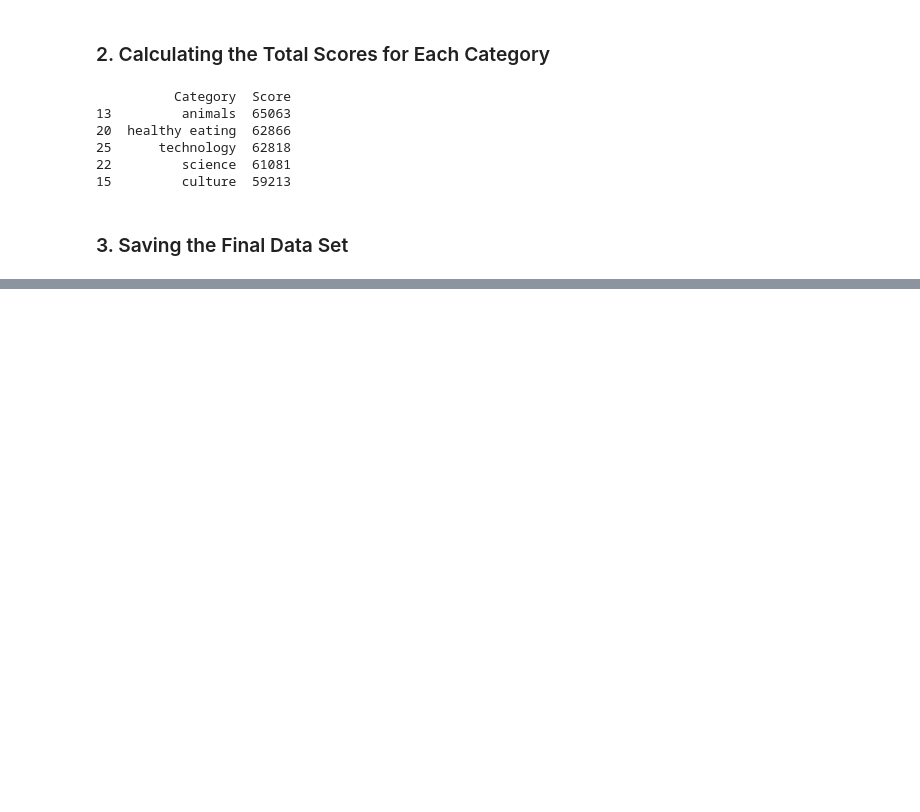
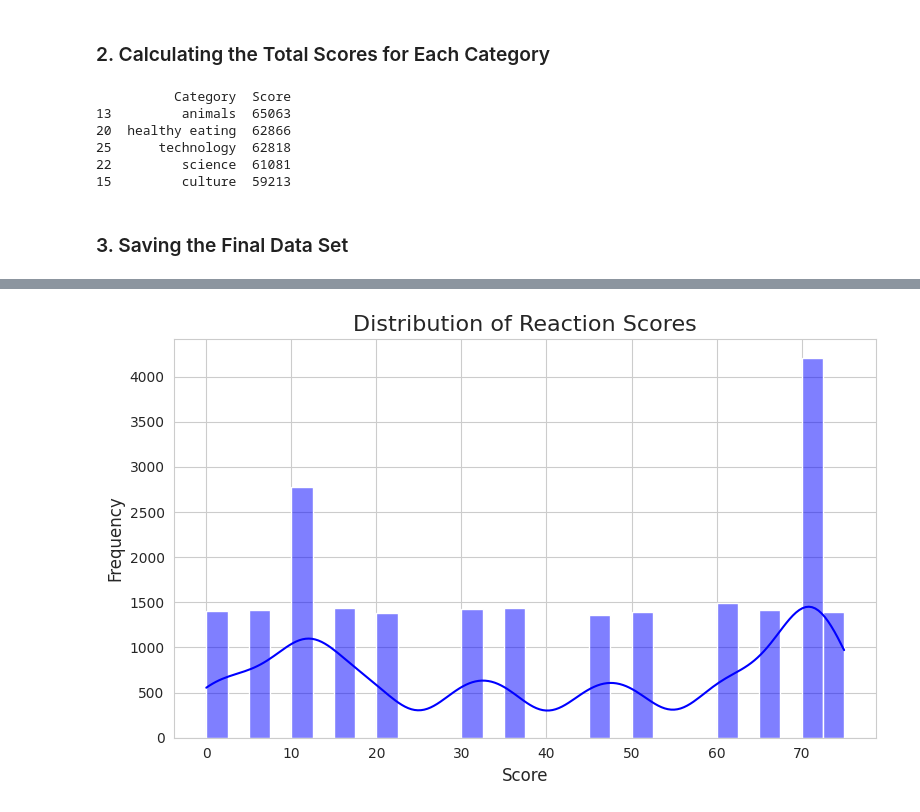
Before and after one commit to nakulpandit/accenture_navigating.numbers, a Jupyter notebook: accenture NAVIGATING NUMBERS/acntask.ipynb, the cells around one changed output, grey strips where cells are left out. Cells and saved outputs as stored; diff of their text form; code cells hidden in the pictures; blank space fills up the shorter version.

```diff
--- a/accenture NAVIGATING NUMBERS/acntask.ipynb
+++ b/accenture NAVIGATING NUMBERS/acntask.ipynb
@@ -236,0 +257,11 @@ top_5_categories.to_csv("Top_5_Categories.csv", index=False)
+# %%
+# Distribution plot for scores
+plt.figure(figsize=(8, 5))
+sns.histplot(final_df['Score'], bins=30, kde=True, color='blue')
+plt.title('Distribution of Reaction Scores', fontsize=16)
+plt.xlabel('Score', fontsize=12)
+plt.ylabel('Frequency', fontsize=12)
+plt.tight_layout()
+plt.show()
+# %% [output]
+[figure, added]
```
Also changed, not shown: parts of 4 cells of this notebook, 3 other files.
